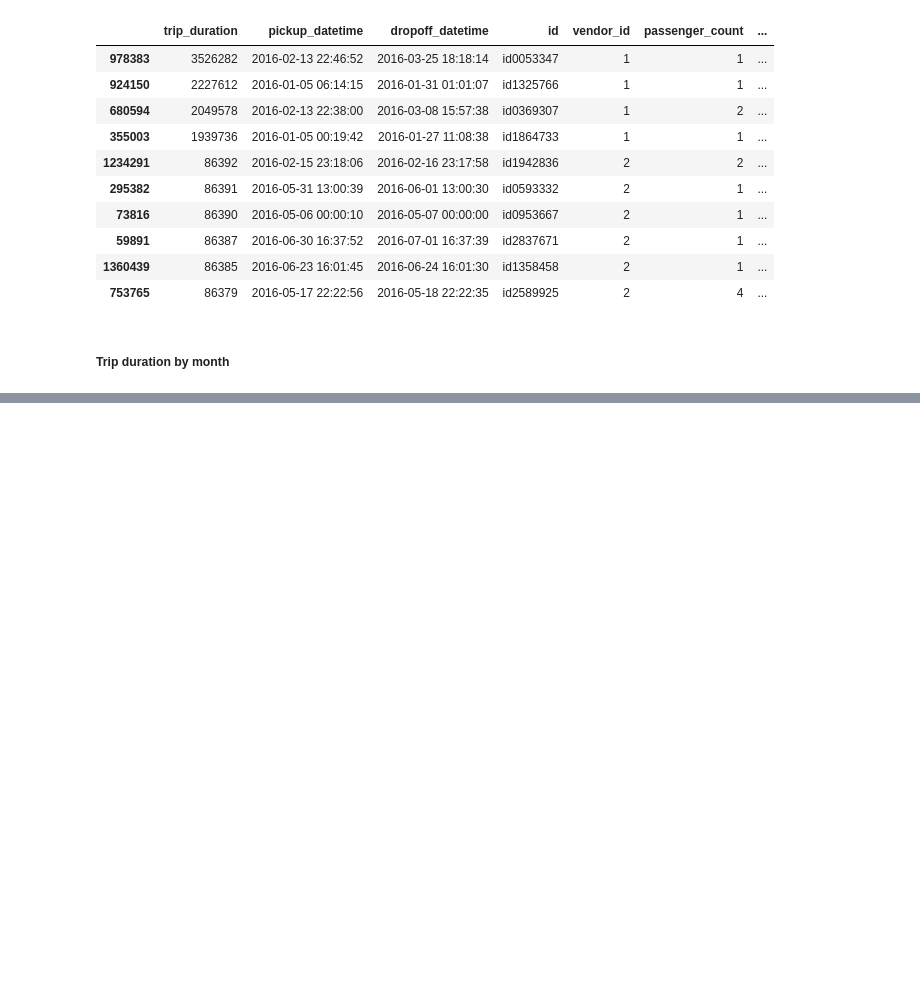
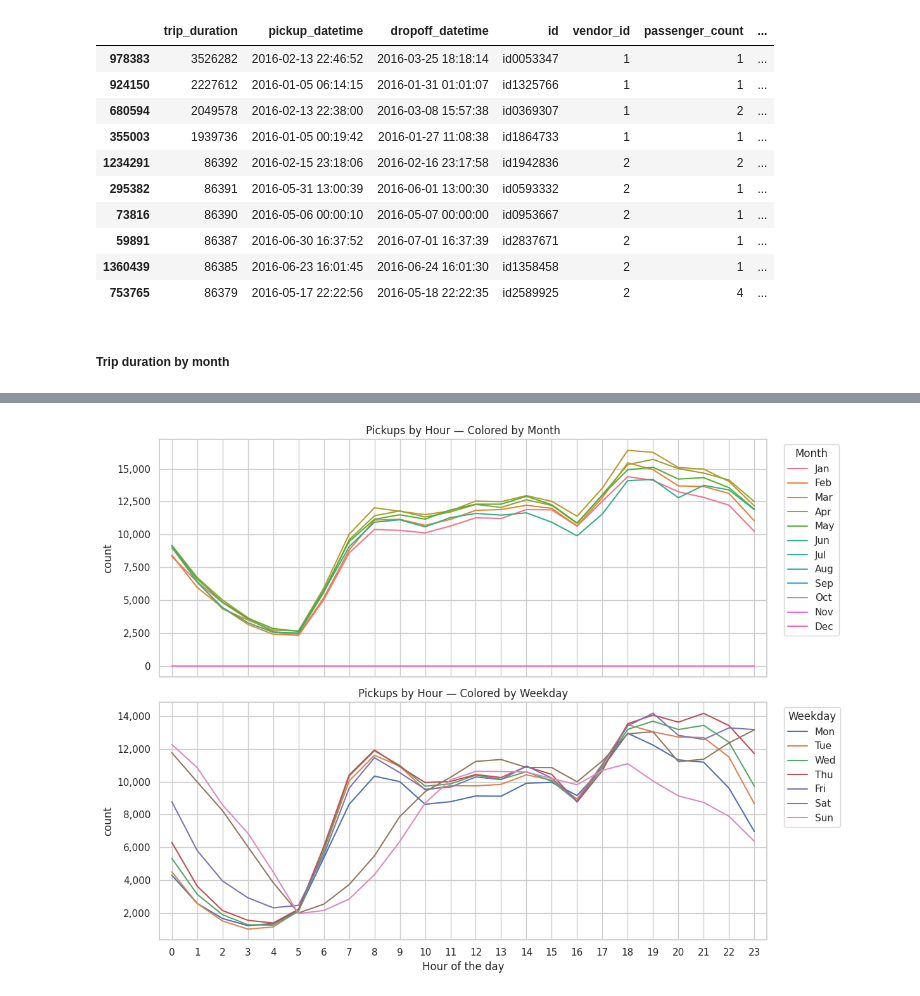
Before and after one commit to jasonwj96/kaggle-projects, a Jupyter notebook: notebooks/nyc-taxi-trip-duration/0_eda.ipynb, the cells around one changed output, grey strips where cells are left out. Cells and saved outputs as stored; diff of their text form; code cells hidden in the pictures; blank space fills up the shorter version.

Commit message:
Exploratory data analysis taxi dataset

```diff
--- a/notebooks/nyc-taxi-trip-duration/0_eda.ipynb
+++ b/notebooks/nyc-taxi-trip-duration/0_eda.ipynb
@@ -275,0 +321,52 @@ plt.show()
+# %%
+df['pickup_datetime'] = pd.to_datetime(df['pickup_datetime'])
+
+df['hpick'] = df['pickup_datetime'].dt.hour
+
+months = list(calendar.month_abbr)[1:]
+df['Month'] = pd.Categorical(
+    df['pickup_datetime'].dt.strftime('%b'),
+    categories=months, ordered=True
+)
+
+group_month = (
+    df.groupby(['hpick', 'Month'])
+      .size()
+      .reset_index(name='n')
+)
+
+weekdays = ['Mon', 'Tue', 'Wed', 'Thu', 'Fri', 'Sat', 'Sun']
+df['wday'] = pd.Categorical(
+    df['pickup_datetime'].dt.strftime('%a'),
+    categories=weekdays, ordered=True
+)
+
+group_wday = (
+    df.groupby(['hpick', 'wday'])
+      .size()
+      .reset_index(name='n')
+)
+
+fig, axes = plt.subplots(2, 1, figsize=(12, 9), sharex=True, gridspec_kw={'height_ratios':[1,1]})
+
+sns.lineplot(data=group_month, x='hpick', y='n', hue='Month', ax=axes[0], linewidth=1.5)
+axes[0].set_title('Pickups by Hour — Colored by Month')
+axes[0].set_xlabel('')
+axes[0].set_ylabel('count')
+axes[0].legend(title='Month', bbox_to_anchor=(1.02, 1), loc='upper left')
+
+sns.lineplot(data=group_wday, x='hpick', y='n', hue='wday', ax=axes[1], linewidth=1.5)
+axes[1].set_title('Pickups by Hour — Colored by Weekday')
+axes[1].set_xlabel('Hour of the day')
+axes[1].set_ylabel('count')
+axes[1].legend(title='Weekday', bbox_to_anchor=(1.02, 1), loc='upper left')
+
+for ax in axes:
+    ax.yaxis.set_major_formatter(mtick.StrMethodFormatter('{x:,.0f}'))
+    ax.set_xticks(range(0, 24))
+    ax.set_xlim(-0.5, 23.5)
+
+plt.tight_layout()
+plt.show()
+# %% [output]
+[figure, added]
```
Also changed, not shown: parts of 9 cells of this notebook.
